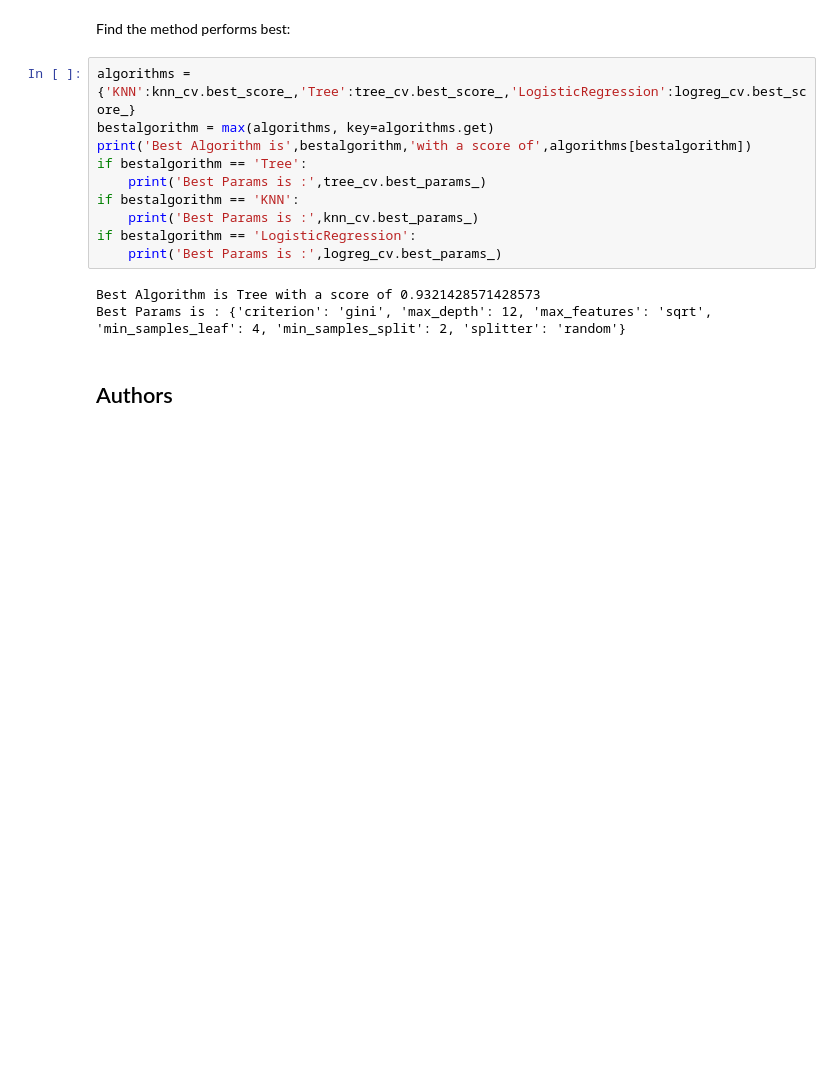
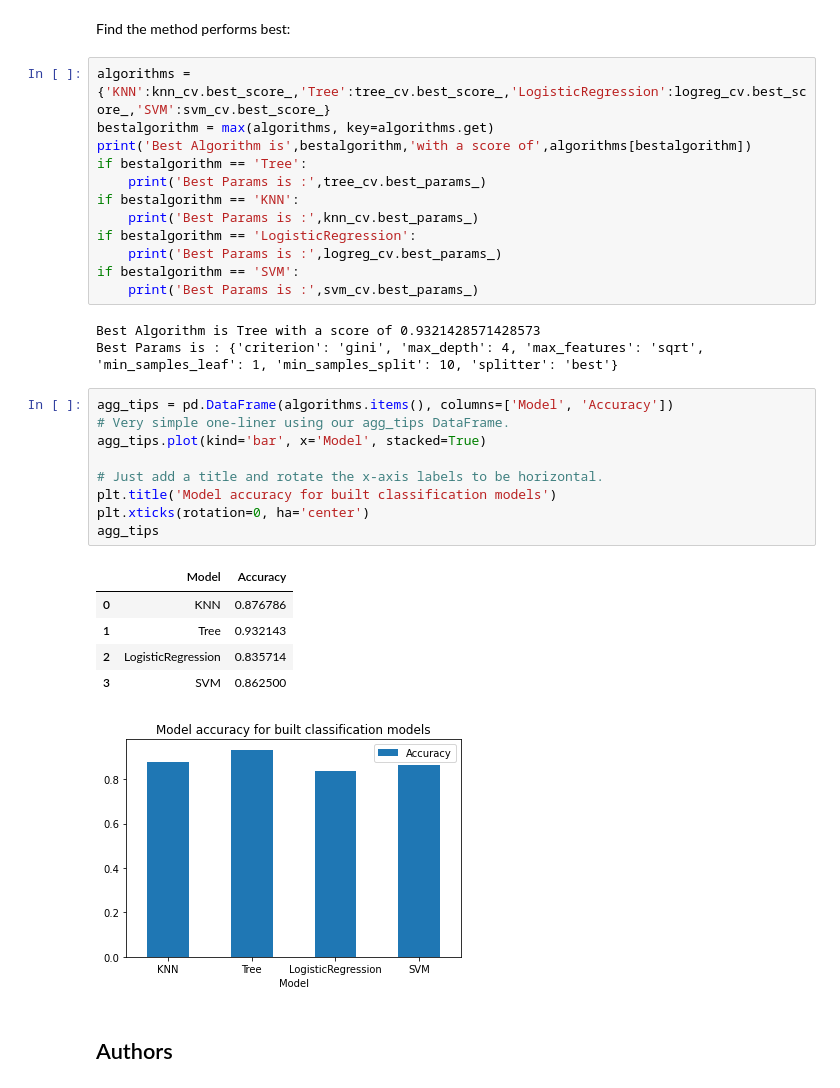
Before and after one commit to EvgenyKiryan/SpaceY, a Jupyter notebook: Machine Learning Prediction.ipynb, the cells around one changed output. Saved outputs shown, nothing was run; the diff lists cells and outputs as text; blank space fills up the shorter version.

```diff
--- a/Machine Learning Prediction.ipynb
+++ b/Machine Learning Prediction.ipynb
@@ -352,7 +357,7 @@ plot_confusion_matrix(Y_test,yhat)
 # %% [markdown]
 Find the method performs best:
 # %%
-algorithms = {'KNN':knn_cv.best_score_,'Tree':tree_cv.best_score_,'LogisticRegression':logreg_cv.best_score_}
+algorithms = {'KNN':knn_cv.best_score_,'Tree':tree_cv.best_score_,'LogisticRegression':logreg_cv.best_score_,'SVM':svm_cv.best_score_}
 bestalgorithm = max(algorithms, key=algorithms.get)
 print('Best Algorithm is',bestalgorithm,'with a score of',algorithms[bestalgorithm])
 if bestalgorithm == 'Tree':
@@ -361,9 +366,27 @@ if bestalgorithm == 'KNN':
     print('Best Params is :',knn_cv.best_params_)
 if bestalgorithm == 'LogisticRegression':
     print('Best Params is :',logreg_cv.best_params_)
+if bestalgorithm == 'SVM':
+    print('Best Params is :',svm_cv.best_params_)
 # %% [output]
 Best Algorithm is Tree with a score of 0.9321428571428573
-Best Params is : {'criterion': 'gini', 'max_depth': 12, 'max_features': 'sqrt', 'min_samples_leaf': 4, 'min_samples_split': 2, 'splitter': 'random'}
+Best Params is : {'criterion': 'gini', 'max_depth': 4, 'max_features': 'sqrt', 'min_samples_leaf': 1, 'min_samples_split': 10, 'splitter': 'best'}
+# %%
+agg_tips = pd.DataFrame(algorithms.items(), columns=['Model', 'Accuracy'])
+# Very simple one-liner using our agg_tips DataFrame.
+agg_tips.plot(kind='bar', x='Model', stacked=True)
+
+# Just add a title and rotate the x-axis labels to be horizontal.
+plt.title('Model accuracy for built classification models')
+plt.xticks(rotation=0, ha='center')
+agg_tips
+# %% [output]
+|  | Model | Accuracy |
+| 0 | KNN | 0.876786 |
+| 1 | Tree | 0.932143 |
+| 2 | LogisticRegression | 0.835714 |
+| 3 | SVM | 0.862500 |
+[figure, added]
 # %% [markdown]
 ## Authors
 # %% [markdown]
```
Also changed, not shown: parts of 2 cells of this notebook.
